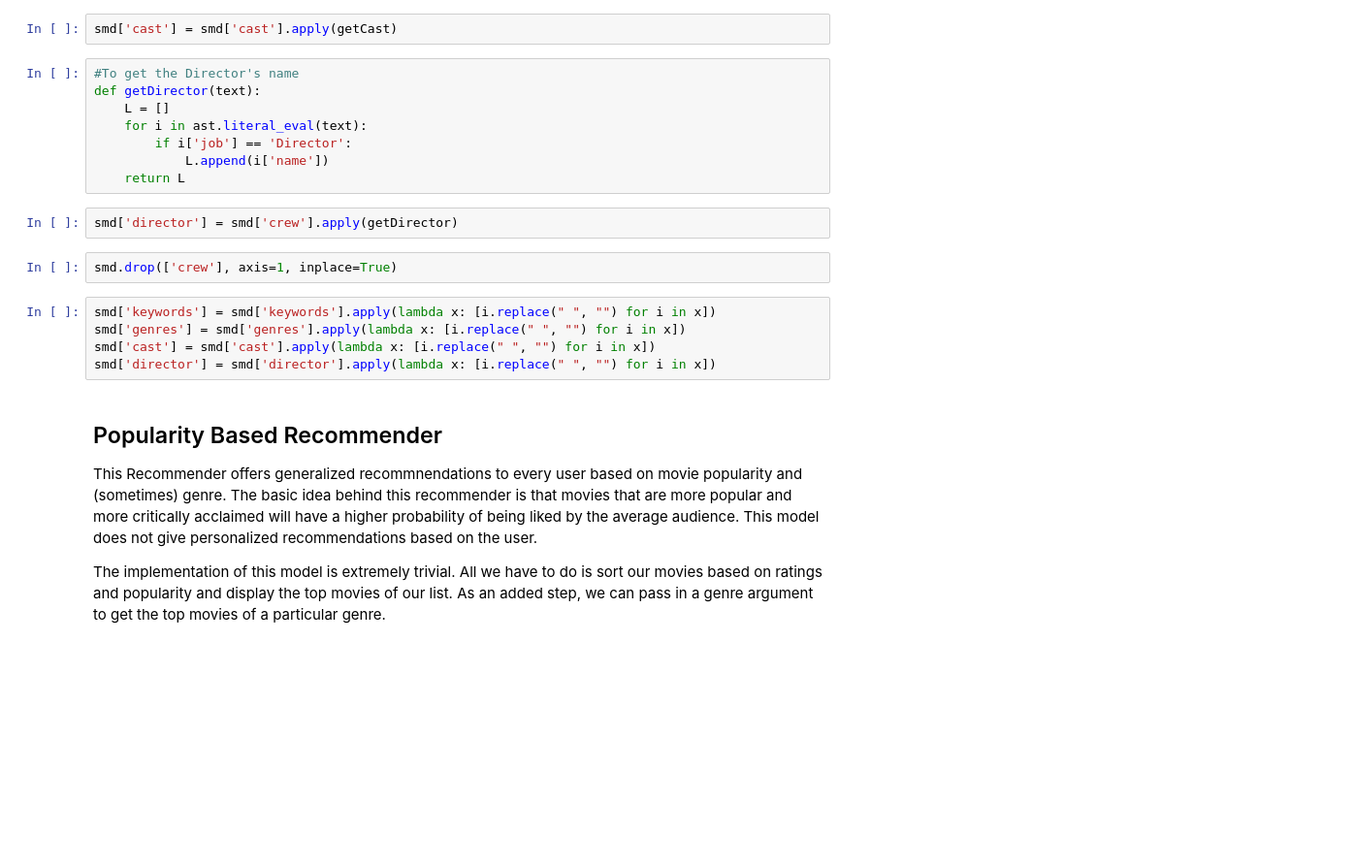
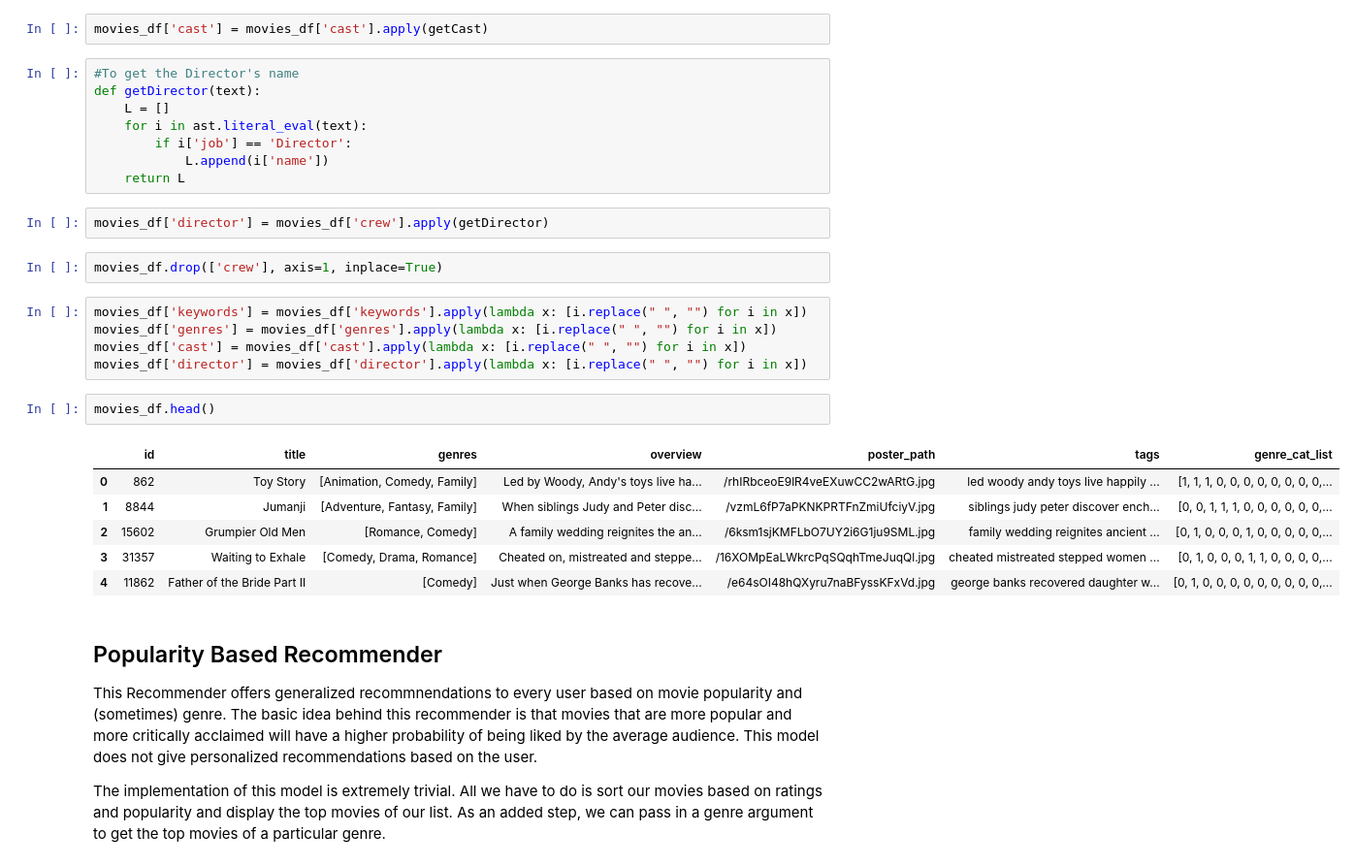
Before and after one commit to gauravr1993/Movie-Recommendation-System, a Jupyter notebook: Recommender_System_Final.ipynb, the cells around one changed output. Shown: that part at 97% size. Cells and saved outputs as stored; diff of their text form; blank space fills up the shorter version.

```diff
--- a/Recommender_System_Final.ipynb
+++ b/Recommender_System_Final.ipynb
@@ -76,7 +72,7 @@ def getCast(text):
         counter+=1
     return L
 # %%
-smd['cast'] = smd['cast'].apply(getCast)
+movies_df['cast'] = movies_df['cast'].apply(getCast)
 # %%
 #To get the Director's name
 def getDirector(text):
@@ -86,14 +82,23 @@ def getDirector(text):
             L.append(i['name'])
     return L
 # %%
-smd['director'] = smd['crew'].apply(getDirector)
+movies_df['director'] = movies_df['crew'].apply(getDirector)
 # %%
-smd.drop(['crew'], axis=1, inplace=True)
+movies_df.drop(['crew'], axis=1, inplace=True)
 # %%
-smd['keywords'] = smd['keywords'].apply(lambda x: [i.replace(" ", "") for i in x])
-smd['genres'] = smd['genres'].apply(lambda x: [i.replace(" ", "") for i in x])
-smd['cast'] = smd['cast'].apply(lambda x: [i.replace(" ", "") for i in x])
-smd['director'] = smd['director'].apply(lambda x: [i.replace(" ", "") for i in x])
+movies_df['keywords'] = movies_df['keywords'].apply(lambda x: [i.replace(" ", "") for i in x])
+movies_df['genres'] = movies_df['genres'].apply(lambda x: [i.replace(" ", "") for i in x])
+movies_df['cast'] = movies_df['cast'].apply(lambda x: [i.replace(" ", "") for i in x])
+movies_df['director'] = movies_df['director'].apply(lambda x: [i.replace(" ", "") for i in x])
+# %%
+movies_df.head()
+# %% [output]
+|  | id | title | genres | overview | poster_path | tags | genre_cat_list |
+| 0 | 862 | Toy Story | [Animation, Comedy, Family] | Led by Woody, Andy's toys live ha... | /rhIRbceoE9lR4veEXuwCC2wARtG.jpg | led woody andy toys live happily ... | [1, 1, 1, 0, 0, 0, 0, 0, 0, 0, 0,... |
+| 1 | 8844 | Jumanji | [Adventure, Fantasy, Family] | When siblings Judy and Peter disc... | /vzmL6fP7aPKNKPRTFnZmiUfciyV.jpg | siblings judy peter discover ench... | [0, 0, 1, 1, 1, 0, 0, 0, 0, 0, 0,... |
+| 2 | 15602 | Grumpier Old Men | [Romance, Comedy] | A family wedding reignites the an... | /6ksm1sjKMFLbO7UY2i6G1ju9SML.jpg | family wedding reignites ancient ... | [0, 1, 0, 0, 0, 1, 0, 0, 0, 0, 0,... |
+| 3 | 31357 | Waiting to Exhale | [Comedy, Drama, Romance] | Cheated on, mistreated and steppe... | /16XOMpEaLWkrcPqSQqhTmeJuqQl.jpg | cheated mistreated stepped women ... | [0, 1, 0, 0, 0, 1, 1, 0, 0, 0, 0,... |
+| 4 | 11862 | Father of the Bride Part II | [Comedy] | Just when George Banks has recove... | /e64sOI48hQXyru7naBFyssKFxVd.jpg | george banks recovered daughter w... | [0, 1, 0, 0, 0, 0, 0, 0, 0, 0, 0,... |
 # %% [markdown]
 ## Popularity Based Recommender
 
```
Also changed, not shown: parts of 57 cells of this notebook, 1 other file.
